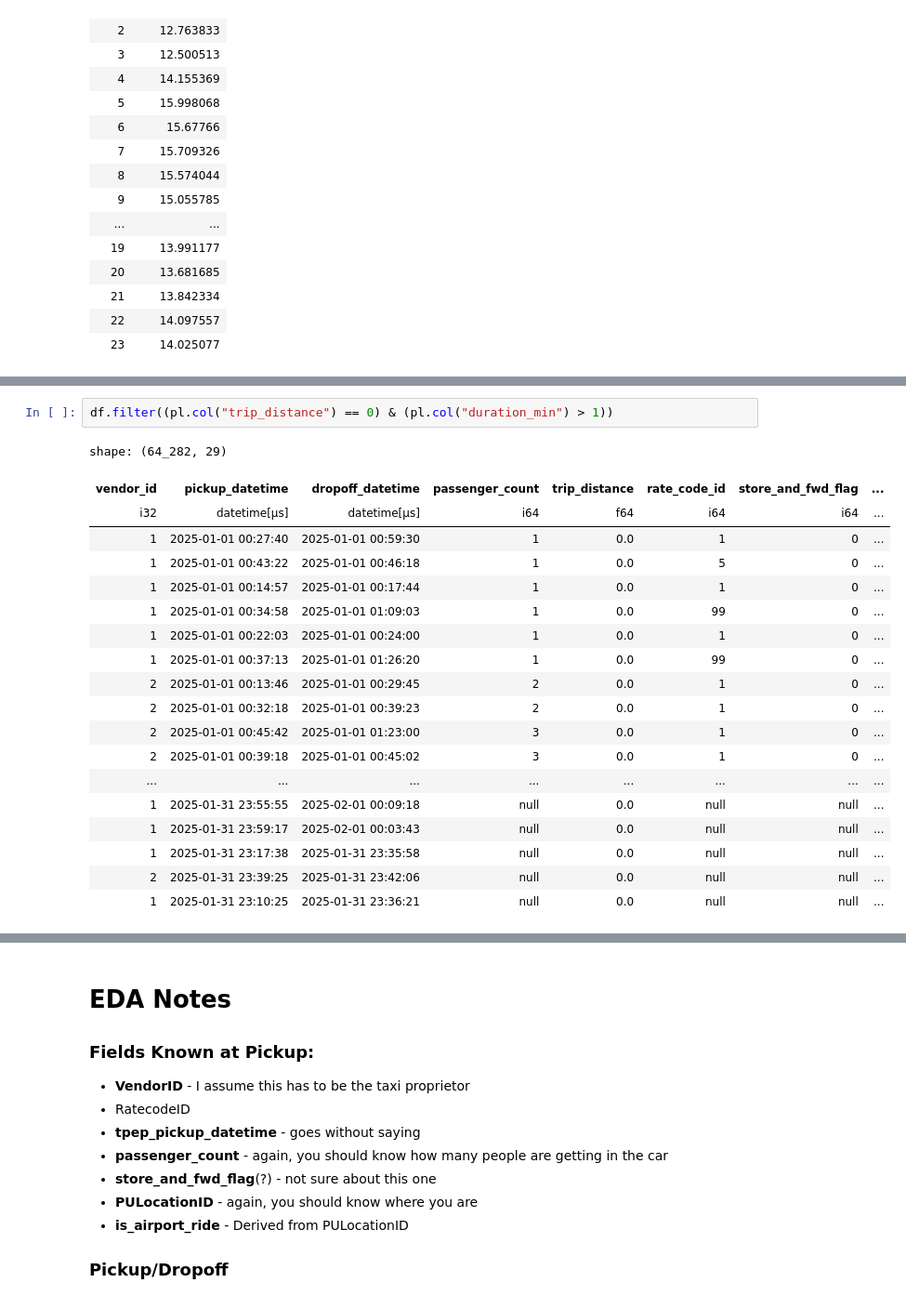
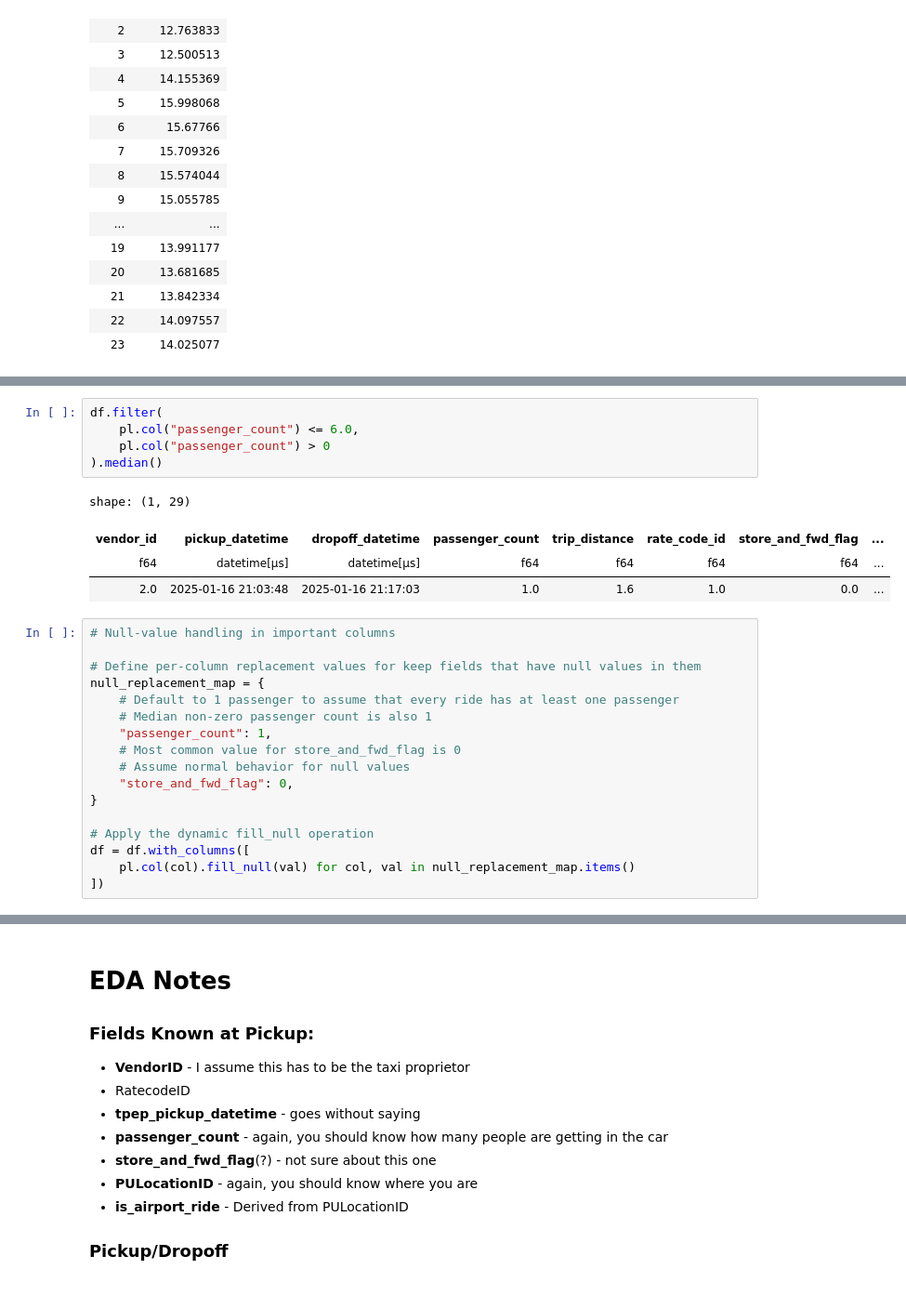
Before and after one commit to Iurisprudentia/ml-tinker, a Jupyter notebook: notebooks/eda_2025.ipynb, the cells around one changed output, grey strips where cells are left out. Shown at 93% size. Cells and saved outputs as stored; diff of their text form.

```diff
--- a/notebooks/eda_2025.ipynb
+++ b/notebooks/eda_2025.ipynb
@@ -327,25 +300,30 @@ shape: (527, 29)
-# %%
-df.filter((pl.col("trip_distance") == 0) & (pl.col("duration_min") > 1))
-# %% [output]
-shape: (64_282, 29)
-| vendor_id | pickup_datetime | dropoff_datetime | passenger_count | trip_distance | rate_code_id | store_and_fwd_flag | ... |
-| i32 | datetime[μs] | datetime[μs] | i64 | f64 | i64 | i64 | ... |
-| 1 | 2025-01-01 00:27:40 | 2025-01-01 00:59:30 | 1 | 0.0 | 1 | 0 | ... |
-| 1 | 2025-01-01 00:43:22 | 2025-01-01 00:46:18 | 1 | 0.0 | 5 | 0 | ... |
-| 1 | 2025-01-01 00:14:57 | 2025-01-01 00:17:44 | 1 | 0.0 | 1 | 0 | ... |
-| 1 | 2025-01-01 00:34:58 | 2025-01-01 01:09:03 | 1 | 0.0 | 99 | 0 | ... |
-| 1 | 2025-01-01 00:22:03 | 2025-01-01 00:24:00 | 1 | 0.0 | 1 | 0 | ... |
-| 1 | 2025-01-01 00:37:13 | 2025-01-01 01:26:20 | 1 | 0.0 | 99 | 0 | ... |
-| 2 | 2025-01-01 00:13:46 | 2025-01-01 00:29:45 | 2 | 0.0 | 1 | 0 | ... |
-| 2 | 2025-01-01 00:32:18 | 2025-01-01 00:39:23 | 2 | 0.0 | 1 | 0 | ... |
-| 2 | 2025-01-01 00:45:42 | 2025-01-01 01:23:00 | 3 | 0.0 | 1 | 0 | ... |
-| 2 | 2025-01-01 00:39:18 | 2025-01-01 00:45:02 | 3 | 0.0 | 1 | 0 | ... |
-| ... | ... | ... | ... | ... | ... | ... | ... |
-| 1 | 2025-01-31 23:55:55 | 2025-02-01 00:09:18 | null | 0.0 | null | null | ... |
-| 1 | 2025-01-31 23:59:17 | 2025-02-01 00:03:43 | null | 0.0 | null | null | ... |
-| 1 | 2025-01-31 23:17:38 | 2025-01-31 23:35:58 | null | 0.0 | null | null | ... |
-| 2 | 2025-01-31 23:39:25 | 2025-01-31 23:42:06 | null | 0.0 | null | null | ... |
-| 1 | 2025-01-31 23:10:25 | 2025-01-31 23:36:21 | null | 0.0 | null | null | ... |
+# %%
+df.filter(
+    pl.col("passenger_count") <= 6.0,
+    pl.col("passenger_count") > 0
+).median()
+# %% [output]
+shape: (1, 29)
+| vendor_id | pickup_datetime | dropoff_datetime | passenger_count | trip_distance | rate_code_id | store_and_fwd_flag | ... |
+| f64 | datetime[μs] | datetime[μs] | f64 | f64 | f64 | f64 | ... |
+| 2.0 | 2025-01-16 21:03:48 | 2025-01-16 21:17:03 | 1.0 | 1.6 | 1.0 | 0.0 | ... |
+# %%
+# Null-value handling in important columns
+
+# Define per-column replacement values for keep fields that have null values in them
+null_replacement_map = {
+    # Default to 1 passenger to assume that every ride has at least one passenger
+    # Median non-zero passenger count is also 1
+    "passenger_count": 1,
+    # Most common value for store_and_fwd_flag is 0
+    # Assume normal behavior for null values
+    "store_and_fwd_flag": 0,
+}
+
+# Apply the dynamic fill_null operation
+df = df.with_columns([
+    pl.col(col).fill_null(val) for col, val in null_replacement_map.items()
+])
 # %%
 # Cleaning Calls!
 
```
Also changed, not shown: parts of 13 cells of this notebook.
